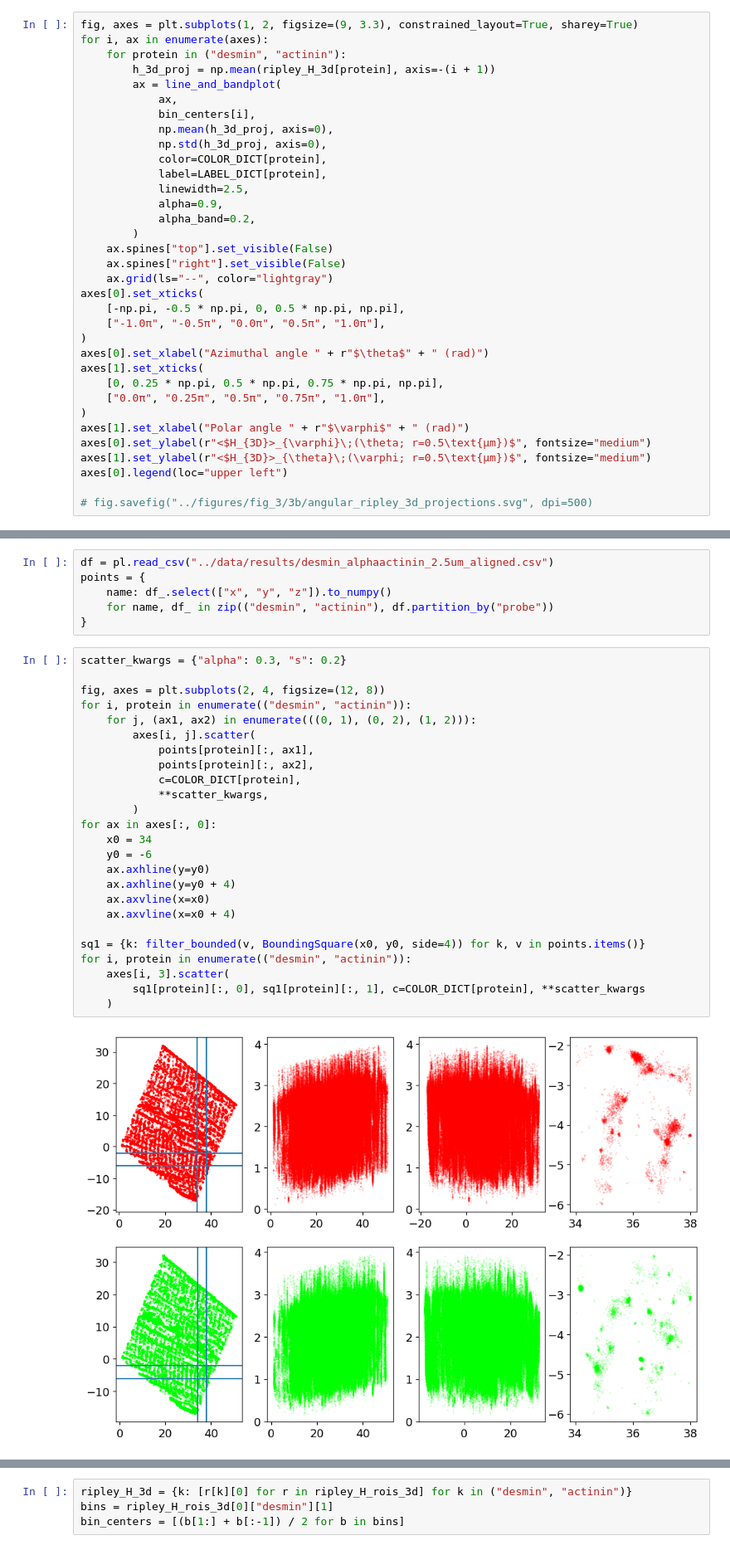
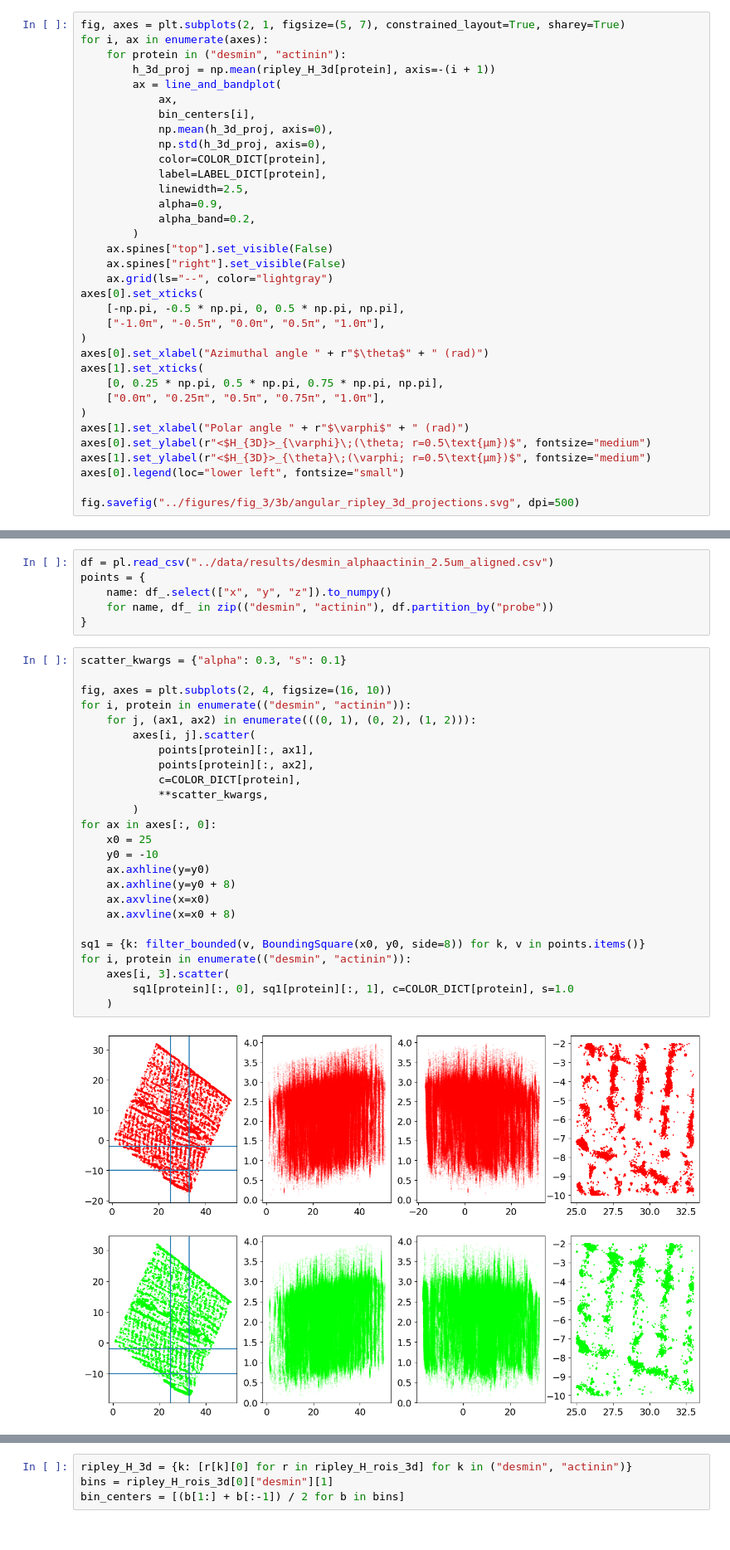
Before and after one commit to Jhko725/ProteinStructureReconstruction.jl, a Jupyter notebook: notebooks/angular_orientation.ipynb, the cells around one changed output, grey strips where cells are left out. Shown at 83% size. Drawn from its saved outputs; the diff is of its cells as text.

```diff
--- a/notebooks/angular_orientation.ipynb
+++ b/notebooks/angular_orientation.ipynb
@@ -302,5 +293,5 @@ Text(0.5, 0.98, "Angular Ripley's H function: $H_{3D}(\\theta, \\varphi; r=0.5\\
 # %%
-fig, axes = plt.subplots(1, 2, figsize=(9, 3.3), constrained_layout=True, sharey=True)
+fig, axes = plt.subplots(2, 1, figsize=(5, 7), constrained_layout=True, sharey=True)
 for i, ax in enumerate(axes):
     for protein in ("desmin", "actinin"):
         h_3d_proj = np.mean(ripley_H_3d[protein], axis=-(i + 1))
@@ -330,7 +321,7 @@ axes[1].set_xticks(
 axes[1].set_xlabel("Polar angle " + r"$\varphi$" + " (rad)")
 axes[0].set_ylabel(r"<$H_{3D}>_{\varphi}\;(\theta; r=0.5\text{μm})$", fontsize="medium")
 axes[1].set_ylabel(r"<$H_{3D}>_{\theta}\;(\varphi; r=0.5\text{μm})$", fontsize="medium")
-axes[0].legend(loc="upper left")
+axes[0].legend(loc="lower left", fontsize="small")
 
-# fig.savefig("../figures/fig_3/3b/angular_ripley_3d_projections.svg", dpi=500)
+fig.savefig("../figures/fig_3/3b/angular_ripley_3d_projections.svg", dpi=500)
 # %% [output]
@@ -345,32 +335,32 @@ points = {
     for name, df_ in zip(("desmin", "actinin"), df.partition_by("probe"))
 }
 # %%
-scatter_kwargs = {"alpha": 0.3, "s": 0.2}
+scatter_kwargs = {"alpha": 0.3, "s": 0.1}
 
-fig, axes = plt.subplots(2, 4, figsize=(12, 8))
+fig, axes = plt.subplots(2, 4, figsize=(16, 10))
 for i, protein in enumerate(("desmin", "actinin")):
     for j, (ax1, ax2) in enumerate(((0, 1), (0, 2), (1, 2))):
         axes[i, j].scatter(
             points[protein][:, ax1],
             points[protein][:, ax2],
             c=COLOR_DICT[protein],
             **scatter_kwargs,
         )
 for ax in axes[:, 0]:
-    x0 = 34
-    y0 = -6
+    x0 = 25
+    y0 = -10
     ax.axhline(y=y0)
-    ax.axhline(y=y0 + 4)
+    ax.axhline(y=y0 + 8)
     ax.axvline(x=x0)
-    ax.axvline(x=x0 + 4)
+    ax.axvline(x=x0 + 8)
 
-sq1 = {k: filter_bounded(v, BoundingSquare(x0, y0, side=4)) for k, v in points.items()}
+sq1 = {k: filter_bounded(v, BoundingSquare(x0, y0, side=8)) for k, v in points.items()}
 for i, protein in enumerate(("desmin", "actinin")):
     axes[i, 3].scatter(
-        sq1[protein][:, 0], sq1[protein][:, 1], c=COLOR_DICT[protein], **scatter_kwargs
+        sq1[protein][:, 0], sq1[protein][:, 1], c=COLOR_DICT[protein], s=1.0
     )
 # %% [output]
-[figure, old version]
+[figure, new version]
 # %%
 # x0s = (28, 32, 28, 32, 20, 24, 28, 32, 8, 12, 16, 20, 6, 10, 14, 18, 6, 10)
 # y0s = (-14, -14, -10, -10, -6, -6, -6, -6, -2, -2, -2, -2, 2, 2, 2, 2, 6, 6)
```
Also changed, not shown: parts of 17 cells of this notebook, 1 other file.
